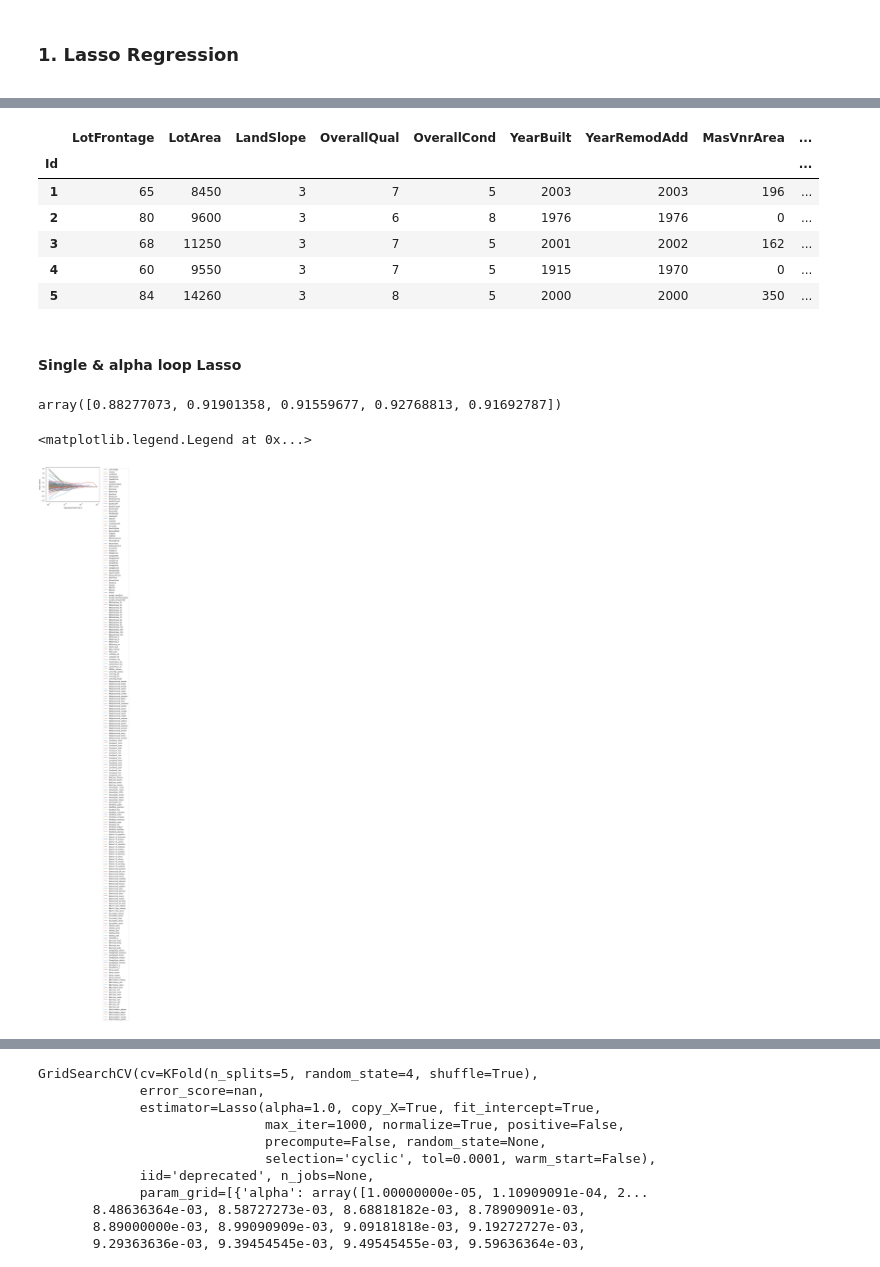
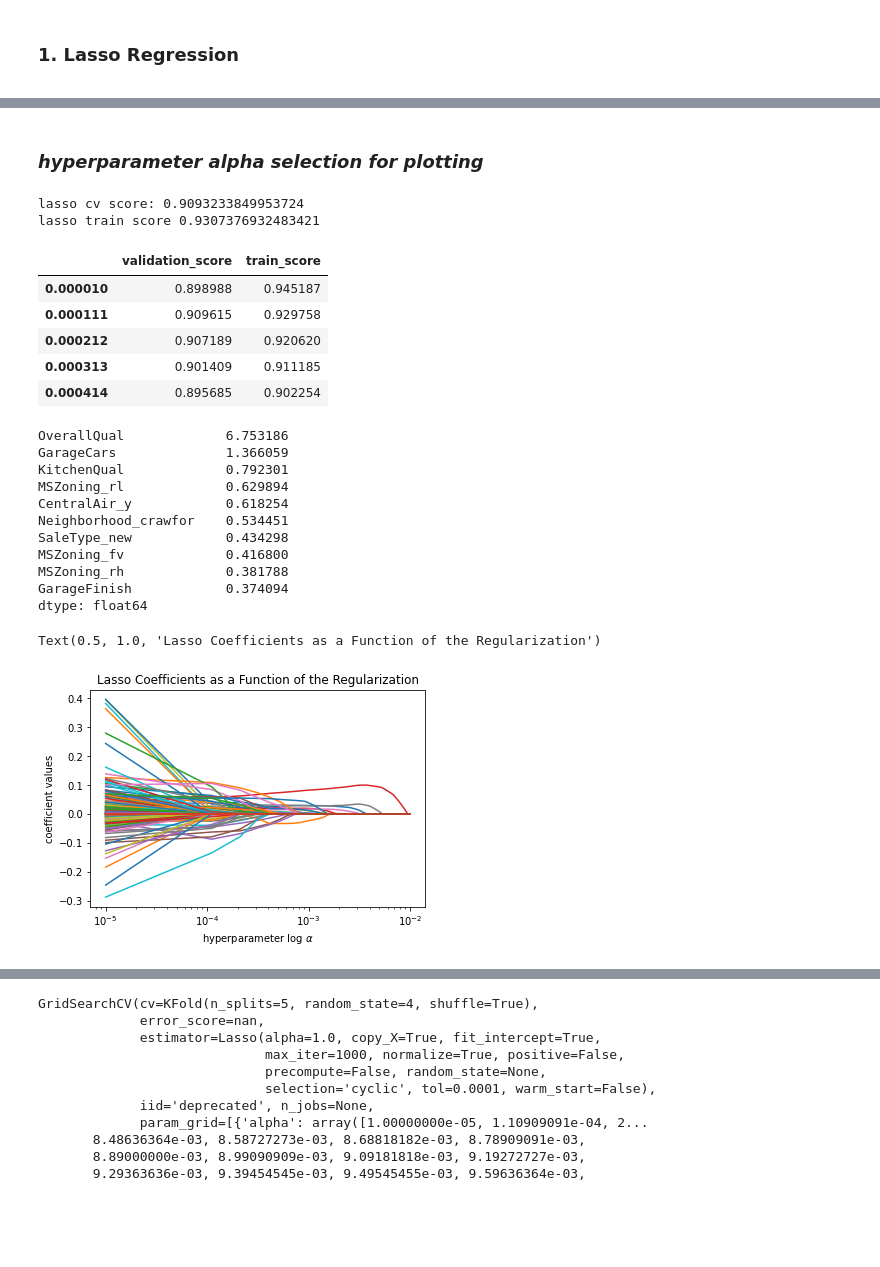
Before and after one commit to zackzbar/ml_houseprice_iowa, a Jupyter notebook: scripts/models.ipynb, the cells around one changed output, grey strips where cells are left out. Saved outputs shown, nothing was run; the diff lists cells and outputs as text; code cells hidden in the pictures; blank space fills up the shorter version.

Commit message:
1-cleaned EDA python script, output plots 2-cleaned models python script

```diff
--- a/scripts/models.ipynb
+++ b/scripts/models.ipynb
@@ -51,8 +49,3 @@ FileNotFoundError: [Errno 2] File ../processed_data/train_dummy.csv does not exi
-# %%
-# get rid of extra id column
-trainf.drop(['Unnamed: 0'],axis=1, inplace=True)
-traind.drop(['Unnamed: 0'],axis=1, inplace=True)
-traindo.drop(['Unnamed: 0'],axis=1, inplace=True)
 # %%
 ## set Id as index
 trainf = trainf.set_index('Id')
@@ -86,15 +90,3 @@ df shape after drop outlier rows: (1458, 225)
-# %%
-## add log SalePrice
-df["logSalePrice"] = df.SalePrice.map(lambda x: math.log(x))
-df.head()
-# %% [output]
-|  | LotFrontage | LotArea | LandSlope | OverallQual | OverallCond | YearBuilt | YearRemodAdd | MasVnrArea | ... |
-| Id |  |  |  |  |  |  |  |  | ... |
-| 1 | 65 | 8450 | 3 | 7 | 5 | 2003 | 2003 | 196 | ... |
-| 2 | 80 | 9600 | 3 | 6 | 8 | 1976 | 1976 | 0 | ... |
-| 3 | 68 | 11250 | 3 | 7 | 5 | 2001 | 2002 | 162 | ... |
-| 4 | 60 | 9550 | 3 | 7 | 5 | 1915 | 1970 | 0 | ... |
-| 5 | 84 | 14260 | 3 | 8 | 5 | 2000 | 2000 | 350 | ... |
-# %% [markdown]
-#### Single & alpha loop Lasso
+# %% [markdown]
+### _hyperparameter alpha selection for plotting_
 # %%
@@ -102,12 +94,16 @@ df.head()
 xtrain, xtest, ytrain, ytest = train_test_split(df.drop(['SalePrice', 'logSalePrice'], axis = 1), df.logSalePrice, test_size = 0.2, random_state = 4)
 # %%
 ## single Lasso Pilot Test
-lasso = Lasso(normalize=True)
+lasso = Lasso(normalize=True, max_iter=2000)
 lasso.set_params(alpha = 1e-4)
+kf5 = KFold(n_splits = 5, shuffle = True, random_state = 4)
+
 lasso.fit(xtrain, ytrain)
 lasso_scores = cross_val_score(estimator = lasso, X = xtrain, y = ytrain, cv = kf5)
-lasso_scores
+print("lasso cv score:", lasso_scores.mean())
+print("lasso train score", lasso.score(xtrain, ytrain))
 # %% [output]
-array([0.88277073, 0.91901358, 0.91559677, 0.92768813, 0.91692787])
+lasso cv score: 0.9093233849953724
+lasso train score 0.9307376932483421
 # %%
 ## manual grid search of Lasso: varying alpha
@@ -136,12 +129,45 @@ display(scores_lasso.head())
+# %%
+# lasso coef & score dataframe
+coefs_lasso = pd.DataFrame(coefs, index = alphas, columns = xtrain.columns)
+
+# compute & align train and validation score of the Lasso model
+scores_cv_lasso = pd.DataFrame(scores_cv, index = alphas, columns = ['fold1', 'fold2', 'fold3', 'fold4', 'fold5'])
+scores_cv_lasso['validation_score'] = scores_cv_lasso.mean(axis =1)
+scores_train_lasso = pd.DataFrame(scores_train, index = alphas, columns=["train_score"])
+scores_lasso = pd.concat([scores_cv_lasso.validation_score, scores_train_lasso], axis=1)
+scores_lasso.head()
+# %% [output]
+|  | validation_score | train_score |
+| 0.000010 | 0.898988 | 0.945187 |
+| 0.000111 | 0.909615 | 0.929758 |
+| 0.000212 | 0.907189 | 0.920620 |
+| 0.000313 | 0.901409 | 0.911185 |
+| 0.000414 | 0.895685 | 0.902254 |
+# %%
+## Lasso important predictors
+lasso_coef_man = coefs_lasso[coefs_lasso.gt(0)].sum(axis = 0).sort_values(ascending = False) # lasso coefficient manual hyperparameter tuning
+lasso_coef_imp_man = lasso_coef[lasso_coef > 0]
+lasso_coef_imp_man[0:10]
+# %% [output]
+OverallQual             6.753186
+GarageCars              1.366059
+KitchenQual             0.792301
+MSZoning_rl             0.629894
+CentralAir_y            0.618254
+Neighborhood_crawfor    0.534451
+SaleType_new            0.434298
+MSZoning_fv             0.416800
+MSZoning_rh             0.381788
+GarageFinish            0.374094
+dtype: float64
 # %%
-## Lasso hyperparameter plot
+## Lasso plot: hyperparameter lambda
 for name in coefs_lasso.columns:
-    plt.plot(coefs_lasso.index, coefs_lasso[name], label=name)
+    plt.plot(coefs_lasso.index, coefs_lasso[name])
     plt.xscale("log") # optional
-plt.xlabel(r'hyperparameter log $\lambda$')
-plt.ylabel(r'slope values')
-#plt.legend(loc = 1)
-plt.legend(loc = 'upper left', bbox_to_anchor=(1.05, 1.0))
+plt.xlabel(r'hyperparameter log $\alpha$')
+plt.ylabel(r'coefficient values')
+plt.title('Lasso Coefficients as a Function of the Regularization')
 # %% [output]
-<matplotlib.legend.Legend at 0x...>
+Text(0.5, 1.0, 'Lasso Coefficients as a Function of the Regularization')
-[figure, old version]
+[figure, new version]
```
Also changed, not shown: parts of 40 cells of this notebook, 15 other files.
